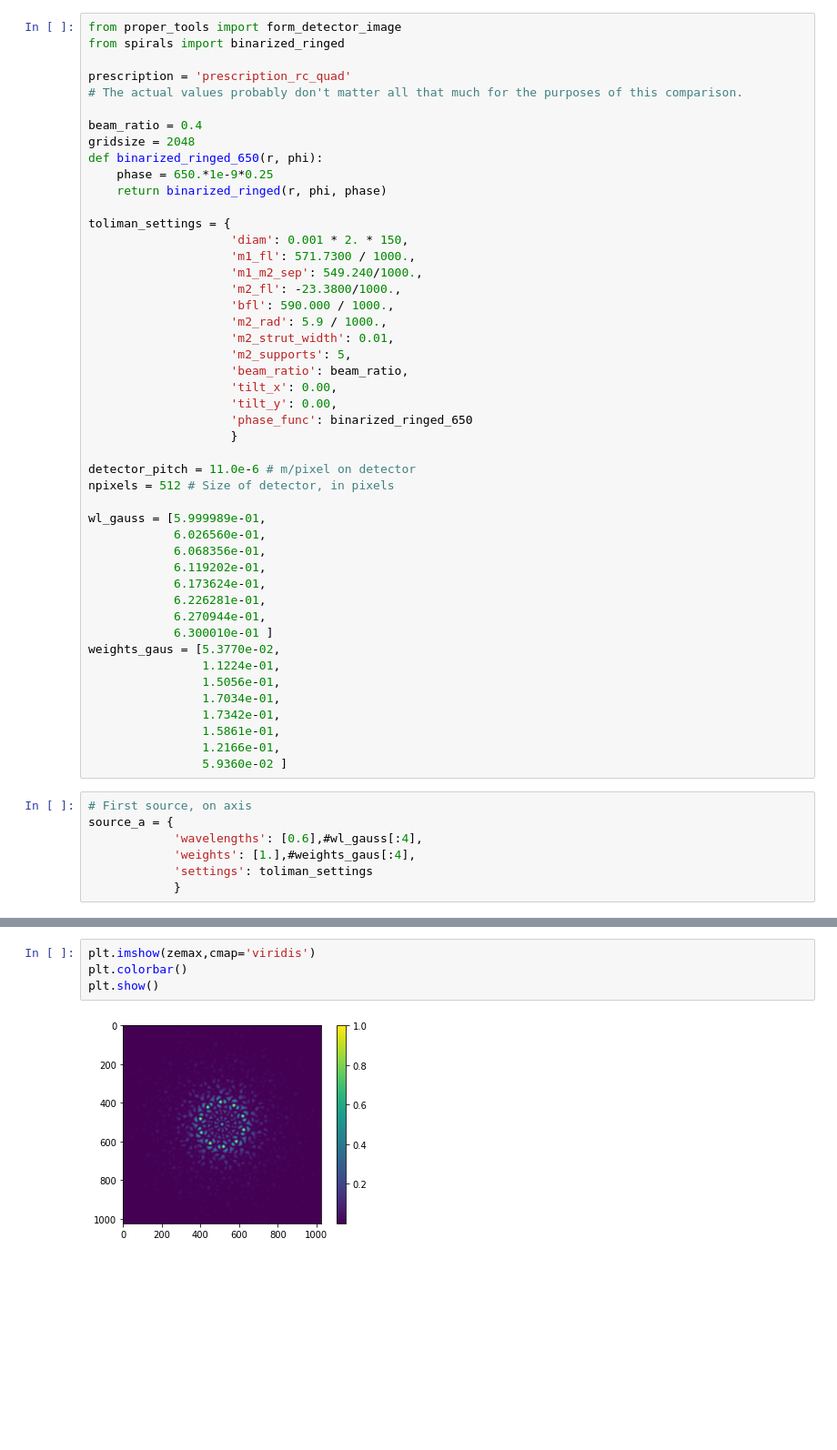
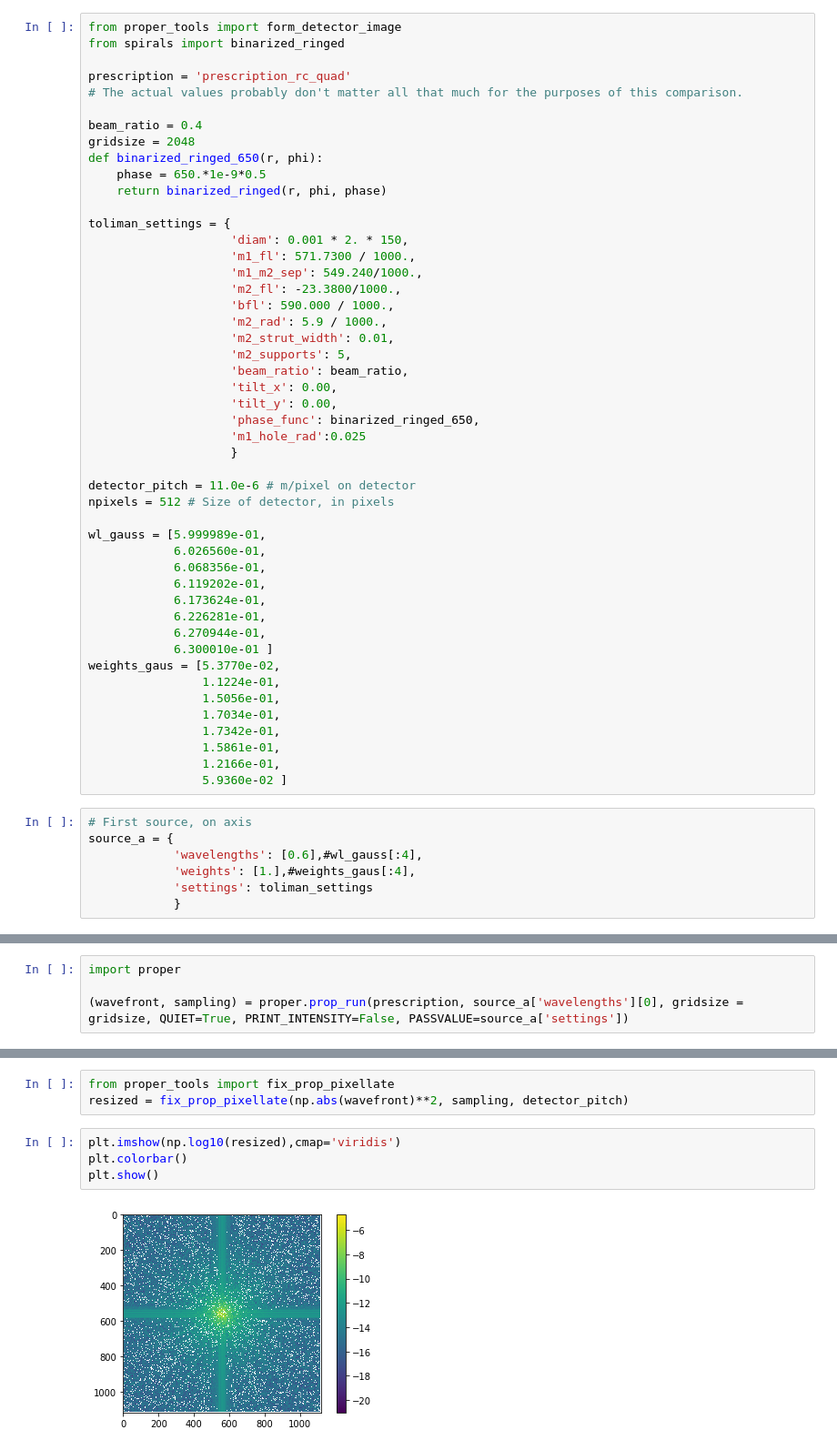
Before and after one commit to benjaminpope/toliman, a Jupyter notebook: image_modelling/notebooks/Validate spiral PSF.ipynb, the cells around one changed output, grey strips where cells are left out. Shown at 91% size. Drawn from its saved outputs; the diff is of its cells as text; blank space fills up the shorter version.

Commit message:
Prescription now performs pupil pattern phase shift before lens

```diff
--- a/image_modelling/notebooks/Validate spiral PSF.ipynb
+++ b/image_modelling/notebooks/Validate spiral PSF.ipynb
@@ -13,7 +13,7 @@ prescription = 'prescription_rc_quad'
 beam_ratio = 0.4
 gridsize = 2048
 def binarized_ringed_650(r, phi):
-    phase = 650.*1e-9*0.25
+    phase = 650.*1e-9*0.5
     return binarized_ringed(r, phi, phase)
 
 toliman_settings = {
@@ -28,7 +28,8 @@ toliman_settings = {
                     'beam_ratio': beam_ratio,
                     'tilt_x': 0.00,
                     'tilt_y': 0.00,
-                    'phase_func': binarized_ringed_650
+                    'phase_func': binarized_ringed_650,
+                    'm1_hole_rad':0.025
                     }
 
 detector_pitch = 11.0e-6 # m/pixel on detector
@@ -83,0 +97,4 @@ print(type(zemax))
+# %%
+import proper
+
+(wavefront, sampling) = proper.prop_run(prescription, source_a['wavelengths'][0], gridsize = gridsize, QUIET=True, PRINT_INTENSITY=False, PASSVALUE=source_a['settings'])
@@ -84,6 +111,9 @@ print(type(zemax))
+# %%
+from proper_tools import fix_prop_pixellate
+resized = fix_prop_pixellate(np.abs(wavefront)**2, sampling, detector_pitch)
 # %%
-plt.imshow(zemax,cmap='viridis')
+plt.imshow(np.log10(resized),cmap='viridis')
 plt.colorbar()
 plt.show()
 # %% [output]
-[figure, old version]
+[figure, new version]
```
Also changed, not shown: parts of 20 cells of this notebook, 3 other files.
